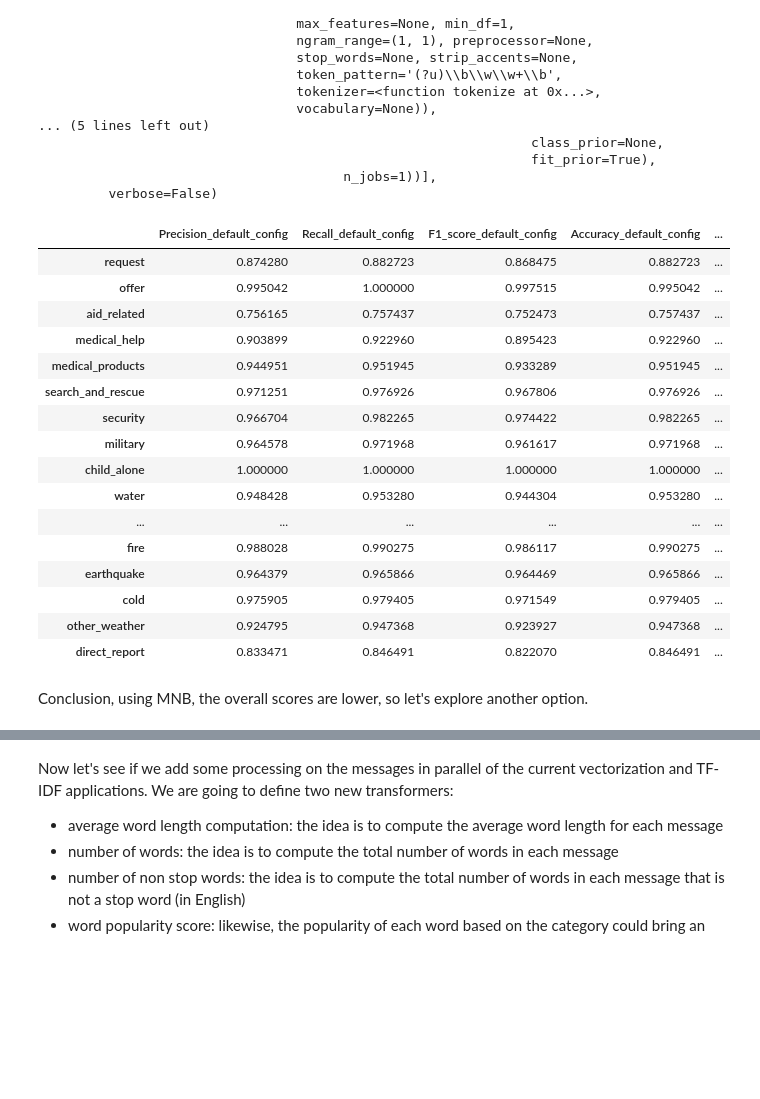
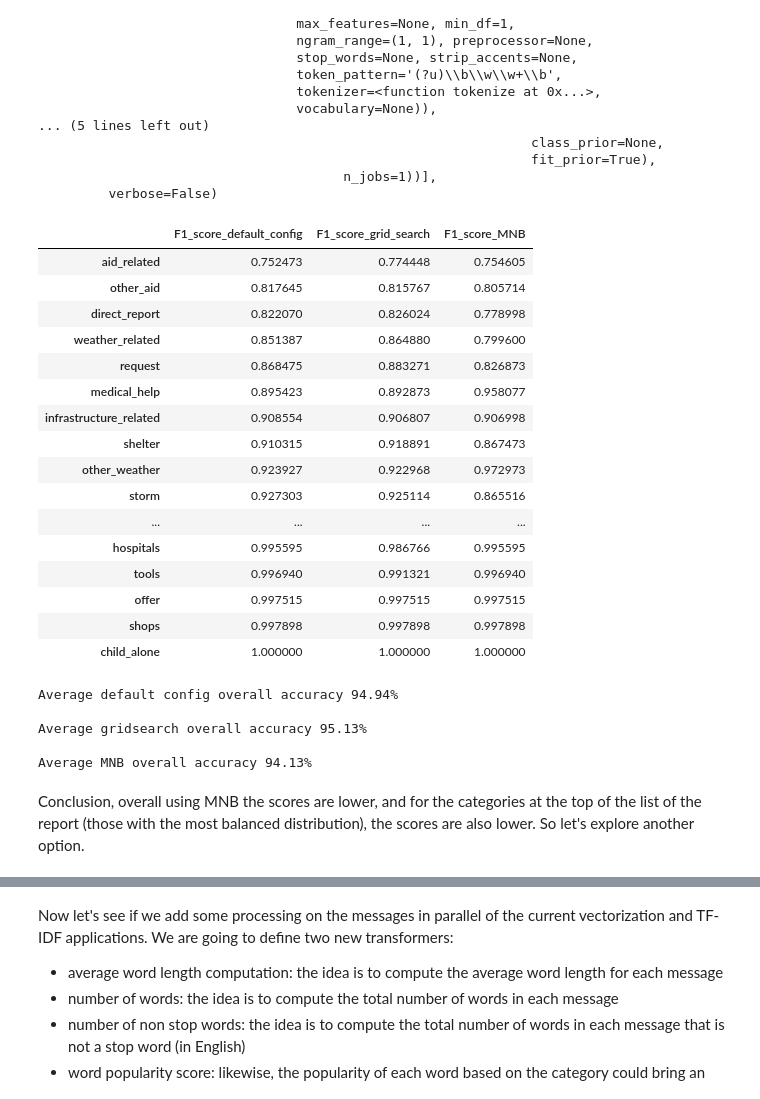
Before and after one commit to acoullandreau/disaster_response_pipeline, a Jupyter notebook: ML Pipeline Preparation.ipynb, the cells around one changed output, grey strips where cells are left out. Cells and saved outputs as stored; diff of their text form; code cells hidden in the pictures; blank space fills up the shorter version.

```diff
--- a/ML Pipeline Preparation.ipynb
+++ b/ML Pipeline Preparation.ipynb
@@ -156,8 +157,6 @@ def compute_metrics(y_test, y_pred):
     for column in y_test.columns:
         report = classification_report(y_test[column], y_pred[:,i], labels=np.unique(y_pred[:,i]), output_dict=True)
         reports[column]=report['weighted avg']
-        #reports[column]['category'] = column
-        reports[column]['accuracy'] = (y_pred[:,i] == y_test[column]).mean()
         i+=1
 
     return reports
@@ -333,12 +332,11 @@ pipeline.get_params()
 
 parameters = {
     'vect__ngram_range':[(1, 1), (1, 2)],
-    'vect__max_df':[0.5, 0.75, 1],
     'clf__estimator__n_estimators':[10, 100, 250]
 }
 
-cv = GridSearchCV(pipeline, param_grid=parameters, n_jobs=-1, cv=3)
-#we specify cv=3, i.e the cross-validation splitting strategy - 3 folds
+cv = GridSearchCV(pipeline, param_grid=parameters, n_jobs=-1, cv=5)
+#we specify cv=5, i.e the cross-validation splitting strategy - 5 folds
 
 #let's repeat the fit and predict steps but now trying with all combinations of parameters set above
 cv.fit(X_train, y_train)
@@ -445,28 +442,42 @@ y_pred_alt_MNB = pipeline_alt_MNB.predict(X_test)
 # %%
 #let's see how the metrics changed with MNB
 results_alt_MNB = compute_metrics(y_test, y_pred_alt_MNB)
 df_results = append_results_to_df(df_results, results_alt_MNB, 'MNB')
-df_results
+df_results[['F1_score_default_config', 'F1_score_grid_search', 'F1_score_MNB']].sort_values('F1_score_default_config')
 # %% [output]
-|  | Precision_default_config | Recall_default_config | F1_score_default_config | Accuracy_default_config | ... |
-| request | 0.874280 | 0.882723 | 0.868475 | 0.882723 | ... |
-| offer | 0.995042 | 1.000000 | 0.997515 | 0.995042 | ... |
-| aid_related | 0.756165 | 0.757437 | 0.752473 | 0.757437 | ... |
-| medical_help | 0.903899 | 0.922960 | 0.895423 | 0.922960 | ... |
-| medical_products | 0.944951 | 0.951945 | 0.933289 | 0.951945 | ... |
-| search_and_rescue | 0.971251 | 0.976926 | 0.967806 | 0.976926 | ... |
-| security | 0.966704 | 0.982265 | 0.974422 | 0.982265 | ... |
-| military | 0.964578 | 0.971968 | 0.961617 | 0.971968 | ... |
-| child_alone | 1.000000 | 1.000000 | 1.000000 | 1.000000 | ... |
-| water | 0.948428 | 0.953280 | 0.944304 | 0.953280 | ... |
-| ... | ... | ... | ... | ... | ... |
-| fire | 0.988028 | 0.990275 | 0.986117 | 0.990275 | ... |
-| earthquake | 0.964379 | 0.965866 | 0.964469 | 0.965866 | ... |
-| cold | 0.975905 | 0.979405 | 0.971549 | 0.979405 | ... |
-| other_weather | 0.924795 | 0.947368 | 0.923927 | 0.947368 | ... |
-| direct_report | 0.833471 | 0.846491 | 0.822070 | 0.846491 | ... |
+|  | F1_score_default_config | F1_score_grid_search | F1_score_MNB |
+| aid_related | 0.752473 | 0.774448 | 0.754605 |
+| other_aid | 0.817645 | 0.815767 | 0.805714 |
+| direct_report | 0.822070 | 0.826024 | 0.778998 |
+| weather_related | 0.851387 | 0.864880 | 0.799600 |
+| request | 0.868475 | 0.883271 | 0.826873 |
+| medical_help | 0.895423 | 0.892873 | 0.958077 |
+| infrastructure_related | 0.908554 | 0.906807 | 0.906998 |
+| shelter | 0.910315 | 0.918891 | 0.867473 |
+| other_weather | 0.923927 | 0.922968 | 0.972973 |
+| storm | 0.927303 | 0.925114 | 0.865516 |
+| ... | ... | ... | ... |
+| hospitals | 0.995595 | 0.986766 | 0.995595 |
+| tools | 0.996940 | 0.991321 | 0.996940 |
+| offer | 0.997515 | 0.997515 | 0.997515 |
+| shops | 0.997898 | 0.997898 | 0.997898 |
+| child_alone | 1.000000 | 1.000000 | 1.000000 |
+# %%
+overall_accuracy_default = (y_pred == y_test).mean().mean()
+overall_accuracy_GS = (y_pred_optim == y_test).mean().mean()
+overall_accuracy_MNB = (y_pred_alt_MNB == y_test).mean().mean()
+
+print('Average default config overall accuracy {0:.2f}% \n'.format(overall_accuracy_default*100))
+print('Average gridsearch overall accuracy {0:.2f}% \n'.format(overall_accuracy_GS*100))
+print('Average MNB overall accuracy {0:.2f}% \n'.format(overall_accuracy_MNB*100))
+# %% [output]
+Average default config overall accuracy 94.94%
+
+Average gridsearch overall accuracy 95.13%
+
+Average MNB overall accuracy 94.13%
 # %% [markdown]
-Conclusion, using MNB, the overall scores are lower, so let's explore another option.
+Conclusion, overall using MNB the scores are lower, and for the categories at the top of the list of the report (those with the most balanced distribution), the scores are also lower. So let's explore another option.
 # %%
 from sklearn.ensemble import AdaBoostClassifier
 
```
Also changed, not shown: parts of 26 cells of this notebook.
